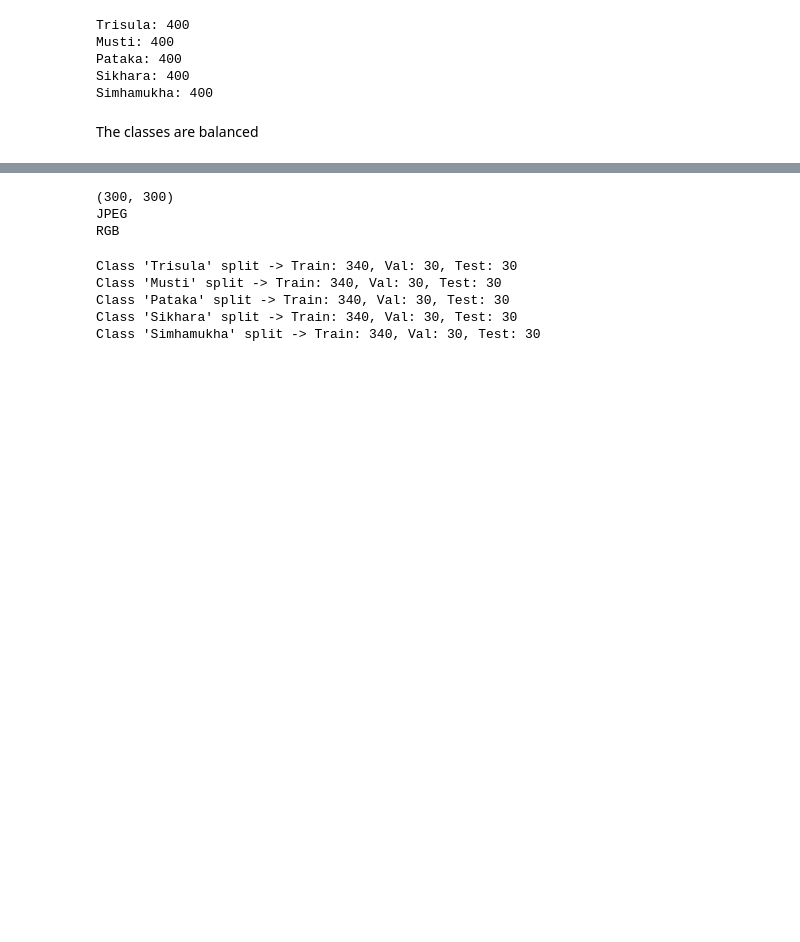
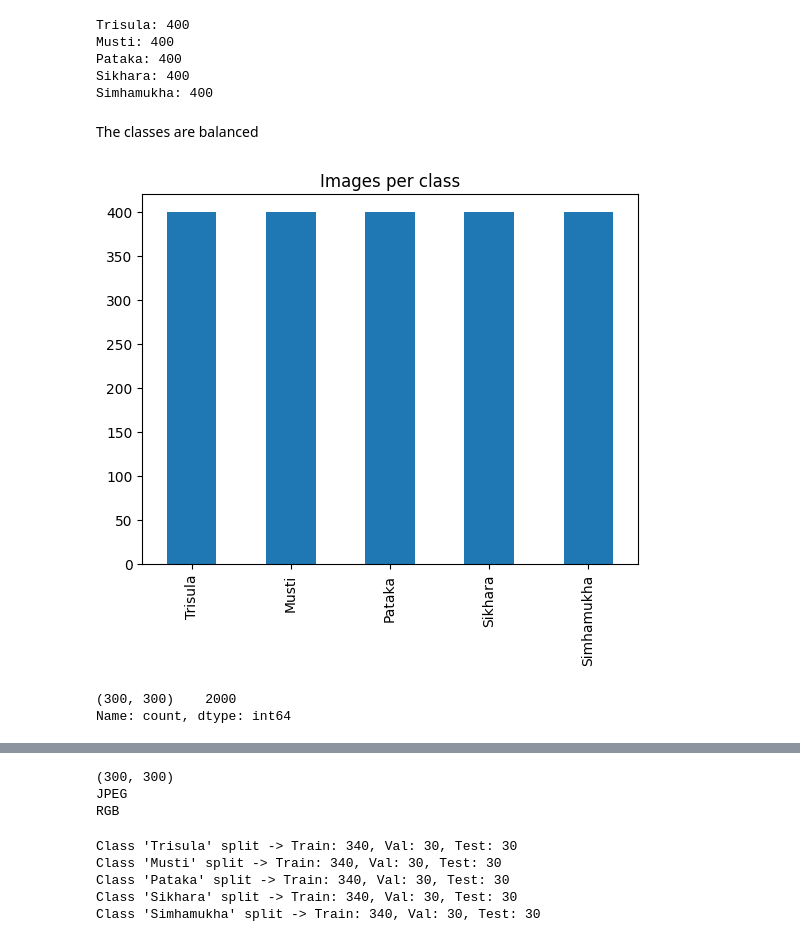
Before and after one commit to vidyaldev-tech/bharatanatyam-mudra-detection, a Jupyter notebook: Final_exam_(1) (1).ipynb, the cells around one changed output, grey strips where cells are left out. Saved outputs shown, nothing was run; the diff lists cells and outputs as text; code cells hidden in the pictures; blank space fills up the shorter version.

```diff
--- a/Final_exam_(1) (1).ipynb
+++ b/Final_exam_(1) (1).ipynb
@@ -41,6 +41,20 @@ Sikhara: 400
 Simhamukha: 400
 # %% [markdown]
 The classes are balanced
+# %%
+from matplotlib import pyplot as plt
+import pandas as pd
+from PIL import Image
+
+counts = {m: len(os.listdir(os.path.join(rootdir, m))) for m in os.listdir(rootdir)}
+pd.Series(counts).plot.bar(title="Images per class"); plt.show()
+
+sizes = [Image.open(p).size for p in glob.glob(str(rootdir) + "/*/*")]
+print(pd.Series(sizes).value_counts().head())
+# %% [output]
+[figure, added]
+(300, 300)    2000
+Name: count, dtype: int64
 # %%
 #visualize an image
 import matplotlib.pyplot as plt
```
Also changed, not shown: parts of 22 cells of this notebook.
